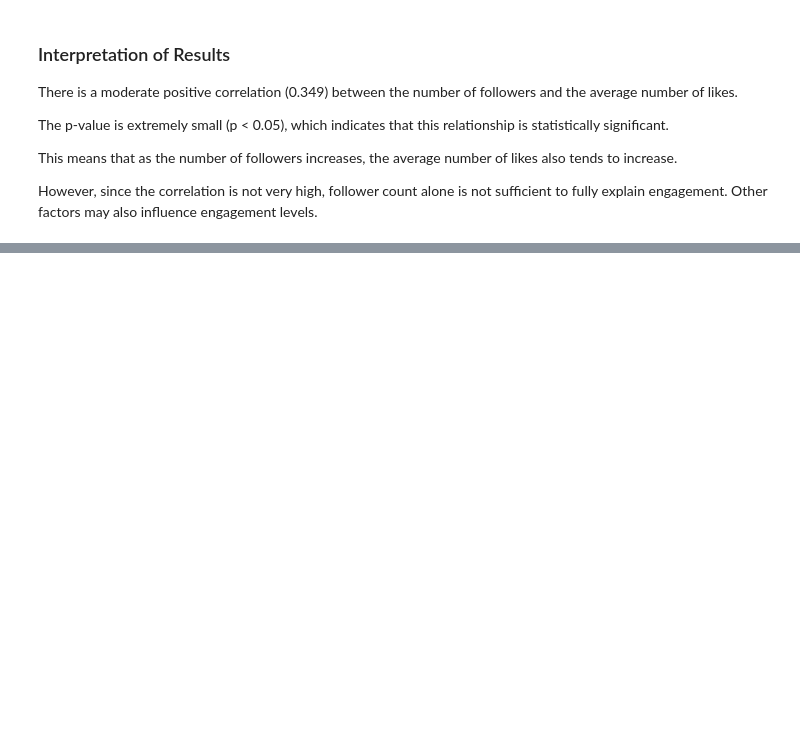
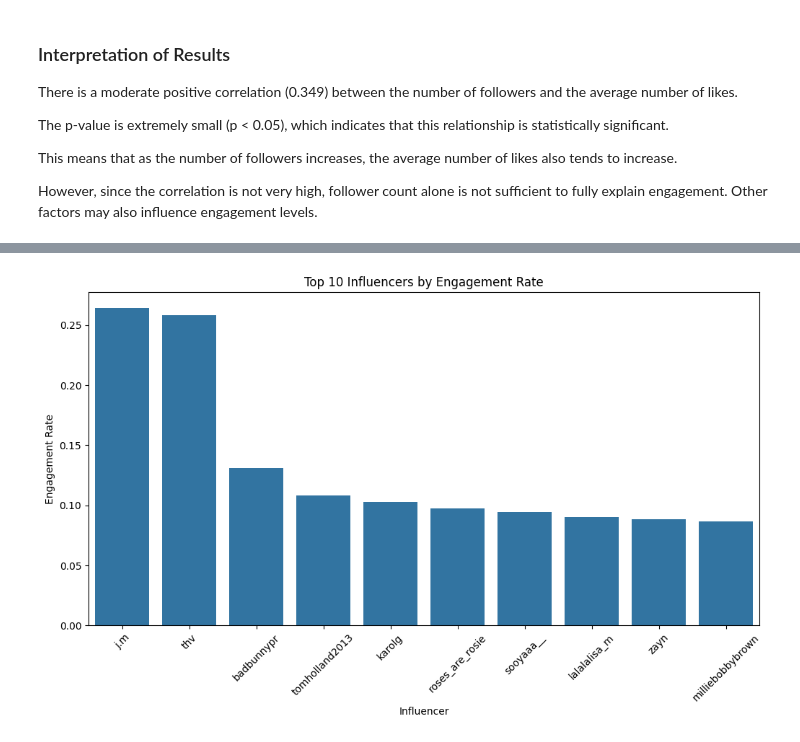
Before and after one commit to silaozturkler/DSA210-sila-ozturkler, a Jupyter notebook: 01_data_analysis.ipynb, the cells around one changed output, grey strips where cells are left out. Cells and saved outputs as stored; diff of their text form; code cells hidden in the pictures; blank space fills up the shorter version.

```diff
--- a/01_data_analysis.ipynb
+++ b/01_data_analysis.ipynb
@@ -72,0 +96,14 @@ However, since the correlation is not very high, follower count alone is not suf
+# %%
+top_engagement = df.sort_values(by="60_day_eng_rate", ascending=False).head(10)
+
+plt.figure(figsize=(12,6))
+sns.barplot(x="channel_info", y="60_day_eng_rate", data=top_engagement)
+
+plt.xticks(rotation=45)
+plt.title("Top 10 Influencers by Engagement Rate")
+plt.xlabel("Influencer")
+plt.ylabel("Engagement Rate")
+
+plt.show()
+# %% [output]
+[figure, added]
```
Also changed, not shown: parts of 6 cells of this notebook.
